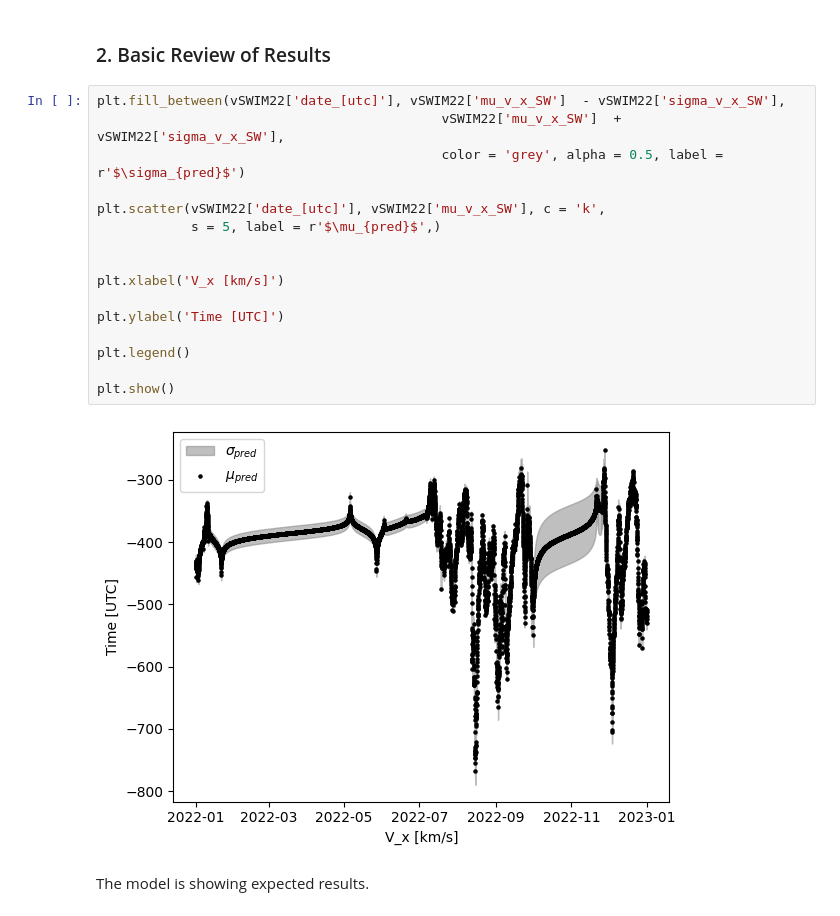
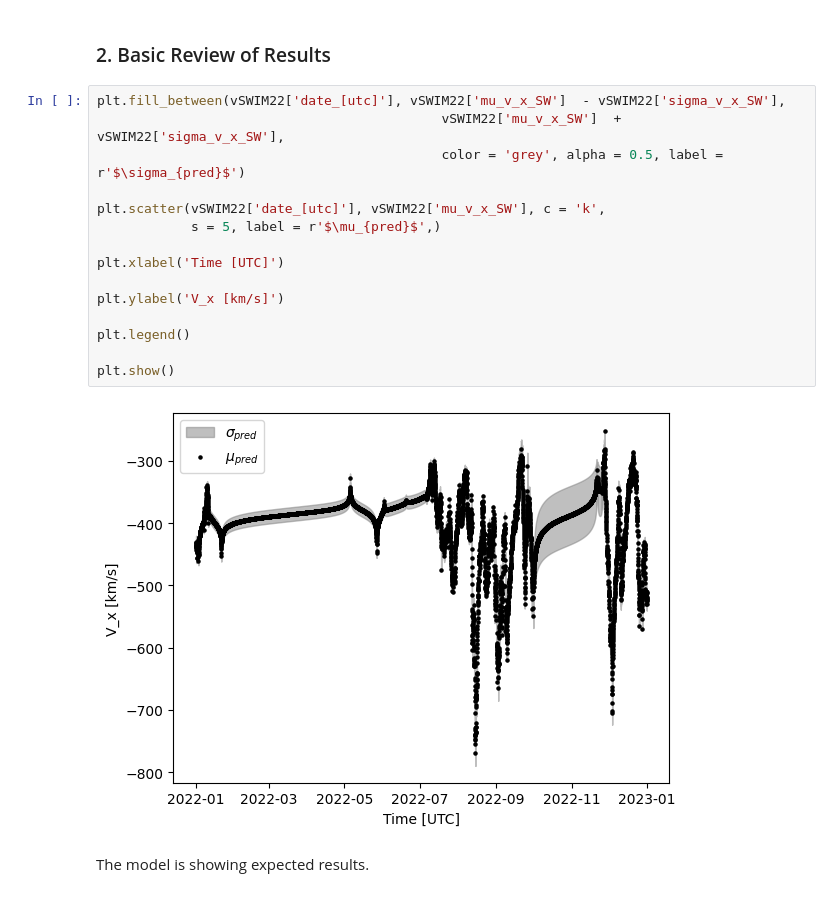
Before and after one commit to abbyazari/vSWIM, a Jupyter notebook: readDataTutorial.ipynb, the cells around one changed output. Saved outputs shown, nothing was run; the diff lists cells and outputs as text.

```diff
--- a/readDataTutorial.ipynb
+++ b/readDataTutorial.ipynb
@@ -28,21 +28,20 @@ vSWIM22['date_[utc]'] = pd.to_datetime(vSWIM22['date_[utc]'])
 # %%
 plt.fill_between(vSWIM22['date_[utc]'], vSWIM22['mu_v_x_SW']  - vSWIM22['sigma_v_x_SW'],
                                             vSWIM22['mu_v_x_SW']  + vSWIM22['sigma_v_x_SW'],
                                             color = 'grey', alpha = 0.5, label = r'$\sigma_{pred}$')
 
 plt.scatter(vSWIM22['date_[utc]'], vSWIM22['mu_v_x_SW'], c = 'k',
             s = 5, label = r'$\mu_{pred}$',)
 
+plt.xlabel('Time [UTC]')
 
-plt.xlabel('V_x [km/s]')
-
-plt.ylabel('Time [UTC]')
+plt.ylabel('V_x [km/s]')
 
 plt.legend()
 
 plt.show()
 # %% [output]
-[figure, old version]
+[figure, new version]
 # %% [markdown]
 The model is showing expected results.
 # %% [markdown]
```
Also changed, not shown: parts of 1 cell of this notebook.
